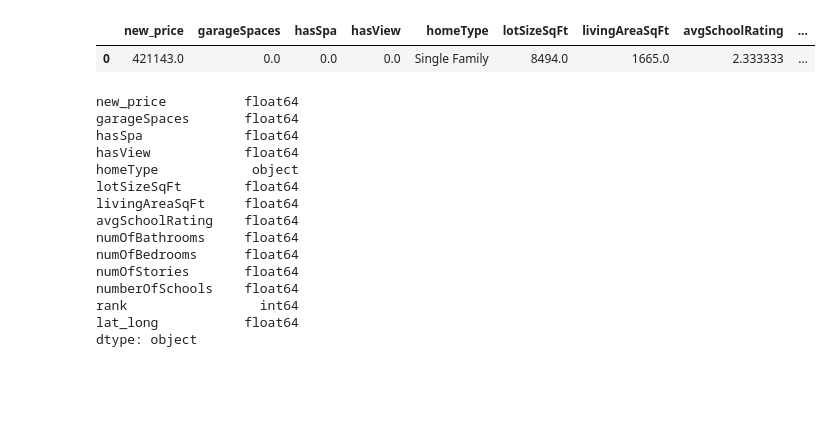
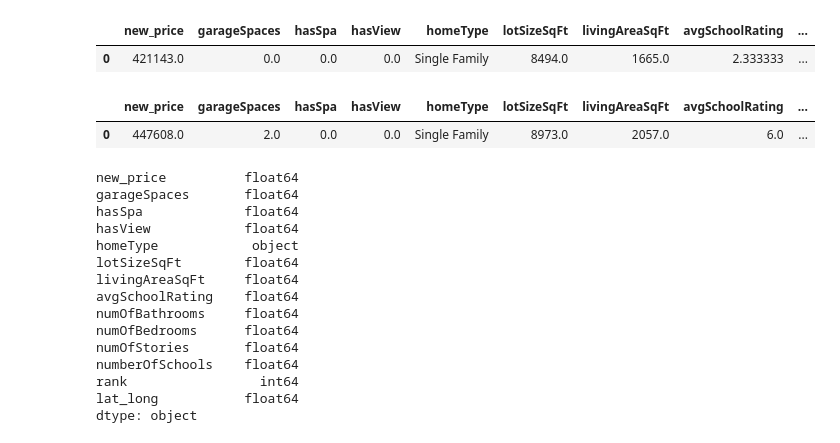
Before and after one commit to SergeiLenkov/Final_project_LHL, a Jupyter notebook: Final_project_modelling.ipynb, the cells around one changed output. Saved outputs shown, nothing was run; the diff lists cells and outputs as text; code cells hidden in the pictures; blank space fills up the shorter version.

```diff
--- a/Final_project_modelling.ipynb
+++ b/Final_project_modelling.ipynb
@@ -102,6 +104,11 @@ train.head(1)
 # %% [output]
 |  | new_price | garageSpaces | hasSpa | hasView | homeType | lotSizeSqFt | livingAreaSqFt | avgSchoolRating | ... |
 | 0 | 421143.0 | 0.0 | 0.0 | 0.0 | Single Family | 8494.0 | 1665.0 | 2.333333 | ... |
+# %%
+test.head(1)
+# %% [output]
+|  | new_price | garageSpaces | hasSpa | hasView | homeType | lotSizeSqFt | livingAreaSqFt | avgSchoolRating | ... |
+| 0 | 447608.0 | 2.0 | 0.0 | 0.0 | Single Family | 8973.0 | 2057.0 | 6.0 | ... |
 # %%
 train.dtypes
 # %% [output]
```
Also changed, not shown: parts of 15 cells of this notebook.
